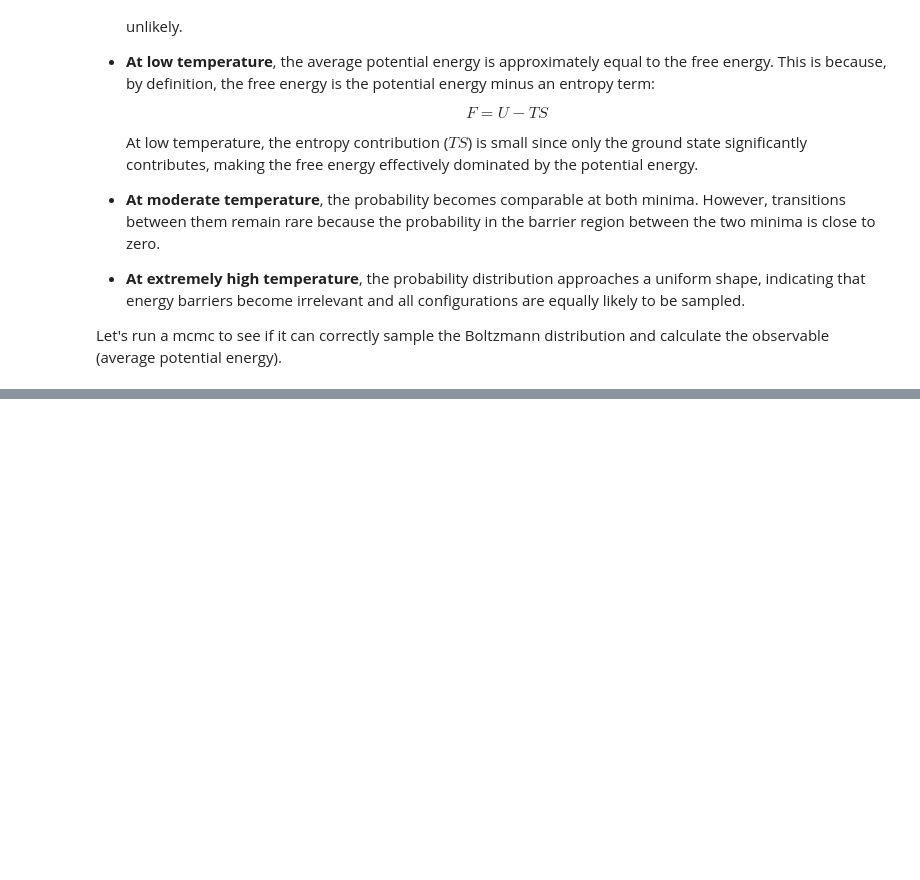
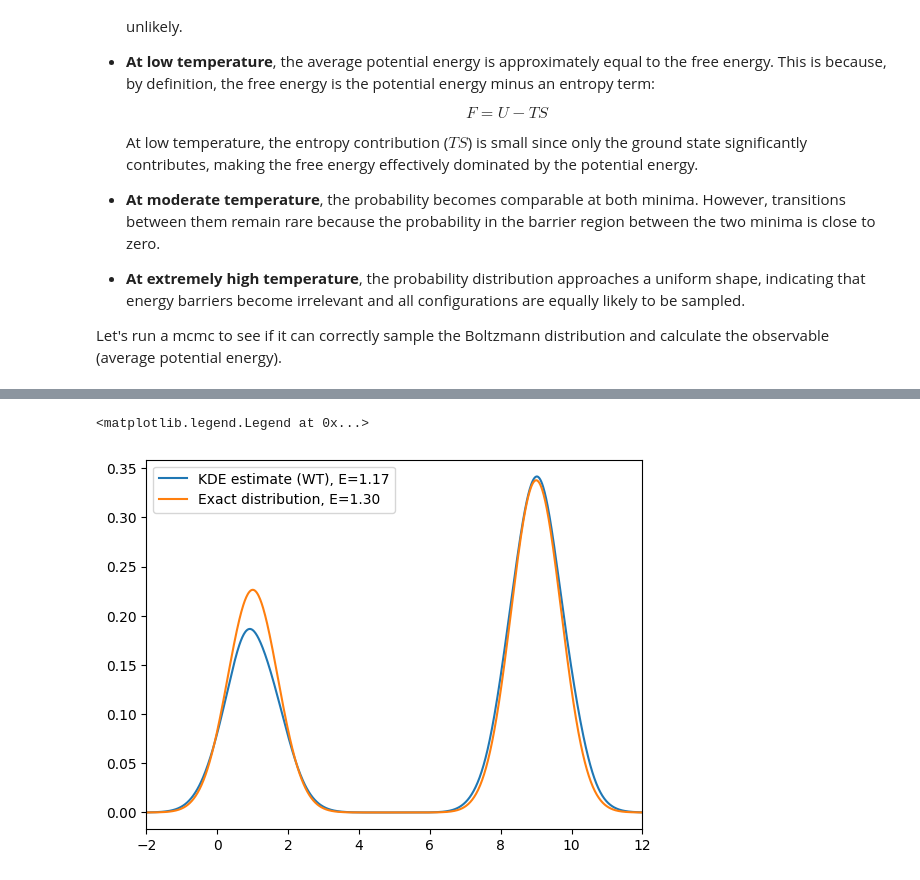
Before and after one commit to cytwyatt/cytwyatt.github.io, a Jupyter notebook: assets/jupyter/enhanced_sampling3.ipynb, the cells around one changed output, grey strips where cells are left out. Saved outputs shown, nothing was run; the diff lists cells and outputs as text; code cells hidden in the pictures; blank space fills up the shorter version.

```diff
--- a/assets/jupyter/enhanced_sampling3.ipynb
+++ b/assets/jupyter/enhanced_sampling3.ipynb
@@ -248,0 +342,59 @@ plt.legend()
+# %%
+T = 5.0
+gamma = 30.0 # bias factor
+iters = 200  # number of iterations
+n_sample = 100  # number of samples per iteration
+epsilon = 1e-10
+xs = [] # store samples
+x = 1.0 # initial state
+Es = [] # store potential energies
+weights = [] # store weights
+
+def bias(x):
+    log_p = kde.score_samples(np.array([[x]]))
+    p_est = np.exp(log_p)[0]
+    V = (1.0 - 1.0/gamma) * T * np.log(p_est + epsilon)
+    return V
+
+def potential_biased(x):
+    return potential(x) + bias(x)
+
+# initialization
+for step in range(n_sample):
+    x = mcmc(x, T, potential)
+    xs.append(x)
+    Es.append(potential(x))
+    weights.append(1)  # weight for reweighting
+kde = KernelDensity(bandwidth=0.3).fit(np.array(xs).reshape(-1, 1), sample_weight=weights)
+xs = []
+Es = []
+weights = []
+
+for i in range(iters):
+    # 1. Sample
+    for step in range(n_sample):
+        # show biaed potential
+        x = mcmc(x, T, potential_biased)  # note the temperature is scaled by gamma
+        xs.append(x)
+        Es.append(potential(x))
+        weights.append(np.exp(bias(x)/T))  # weight for reweighting
+
+    # 2. Update
+    kde = KernelDensity(bandwidth=0.3).fit(np.array(xs).reshape(-1, 1), sample_weight=weights)
+
+x_d = np.linspace(-2, 12, 1000)
+log_dens = kde.score_samples(x_d.reshape(-1, 1))
+E_avg = np.average(Es, weights=weights)
+plt.plot(x_d, np.exp(log_dens), label=f'KDE estimate (WT), E={E_avg:.2f}')
+
+# Compare with the exact distribution
+distribution = np.exp(-potential(x_d)/T)
+Z = np.trapezoid(distribution, x_d) # partition function
+P = distribution / Z # Boltzmann distribution
+E = np.trapezoid(P * potential(x_d), x_d)  # Average
+plt.plot(x_d, P, label=f'Exact distribution, E={E:.2f}')
+plt.xlim([-2, 12])
+plt.legend()
+# %% [output]
+<matplotlib.legend.Legend at 0x...>
+[figure, added]
```
Also changed, not shown: parts of 12 cells of this notebook, 2 other files.
